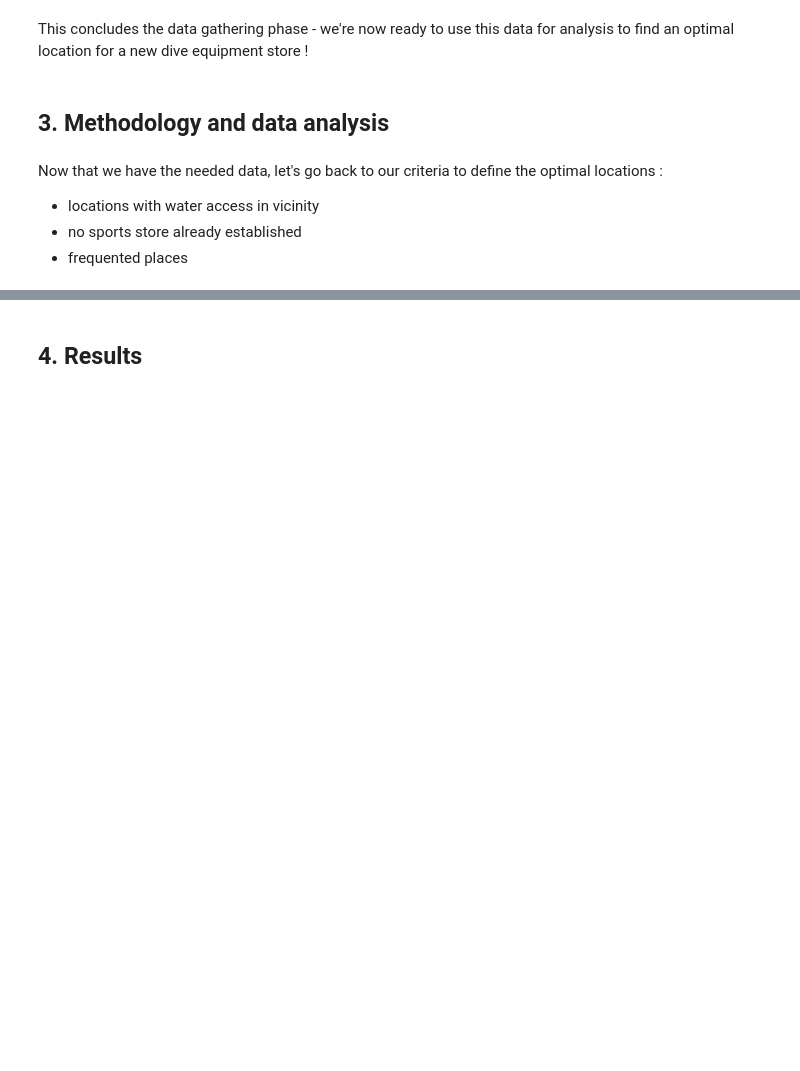
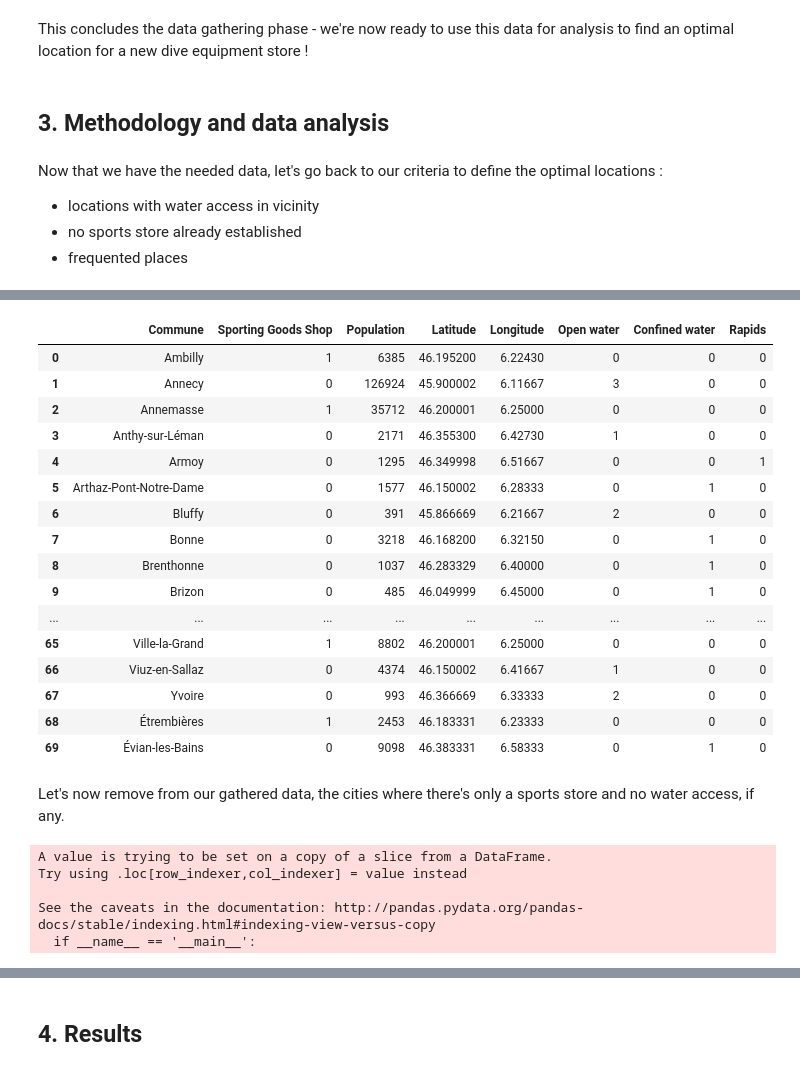
Before and after one commit to SandrineMetral/Coursera_Capstone, a Jupyter notebook: The Battle of Neighborhoods.ipynb, the cells around one changed output, grey strips where cells are left out. Cells and saved outputs as stored; diff of their text form; code cells hidden in the pictures; blank space fills up the shorter version.

```diff
--- a/The Battle of Neighborhoods.ipynb
+++ b/The Battle of Neighborhoods.ipynb
@@ -665,0 +411,28 @@ df_norm.loc[df_norm['Cluster Labels']==4,df_norm.columns[[1]+list(range(2,df_nor
+# %%
+df_analyse = df
+df_analyse['Open water']=df_analyse['Beach']+df_analyse['Lake']+df_analyse['Bay']+df_analyse['Dive Spot']+df_analyse['Harbor / Marina']
+df_analyse['Confined water']=df_analyse['Pool']+df_analyse['Spa']+df_analyse['Hot Spring']+df_analyse['Water Park']+df_analyse['Reservoir']
+df_analyse['Rapids']=df_analyse['Rafting']+df_analyse['Waterfall']+df_analyse['River']
+df_analyse['Sporting Goods Shop']=df_analyse['Sporting Goods Shop']+df_analyse['Outdoor Supply Store']
+df_analyse = df_analyse.drop(['Beach','Lake','Bay','Dive Spot','Harbor / Marina','Pool','Spa','Hot Spring','Water Park','Rafting','Waterfall','River','Reservoir','Outdoor Supply Store'],axis=1)
+df_analyse
+# %% [output]
+|  | Commune | Sporting Goods Shop | Population | Latitude | Longitude | Open water | Confined water | Rapids |
+| 0 | Ambilly | 1 | 6385 | 46.195200 | 6.22430 | 0 | 0 | 0 |
+| 1 | Annecy | 0 | 126924 | 45.900002 | 6.11667 | 3 | 0 | 0 |
+| 2 | Annemasse | 1 | 35712 | 46.200001 | 6.25000 | 0 | 0 | 0 |
+| 3 | Anthy-sur-Léman | 0 | 2171 | 46.355300 | 6.42730 | 1 | 0 | 0 |
+| 4 | Armoy | 0 | 1295 | 46.349998 | 6.51667 | 0 | 0 | 1 |
+| 5 | Arthaz-Pont-Notre-Dame | 0 | 1577 | 46.150002 | 6.28333 | 0 | 1 | 0 |
+| 6 | Bluffy | 0 | 391 | 45.866669 | 6.21667 | 2 | 0 | 0 |
+| 7 | Bonne | 0 | 3218 | 46.168200 | 6.32150 | 0 | 1 | 0 |
+| 8 | Brenthonne | 0 | 1037 | 46.283329 | 6.40000 | 0 | 1 | 0 |
+| 9 | Brizon | 0 | 485 | 46.049999 | 6.45000 | 0 | 1 | 0 |
+| ... | ... | ... | ... | ... | ... | ... | ... | ... |
+| 65 | Ville-la-Grand | 1 | 8802 | 46.200001 | 6.25000 | 0 | 0 | 0 |
+| 66 | Viuz-en-Sallaz | 0 | 4374 | 46.150002 | 6.41667 | 1 | 0 | 0 |
+| 67 | Yvoire | 0 | 993 | 46.366669 | 6.33333 | 2 | 0 | 0 |
+| 68 | Étrembières | 1 | 2453 | 46.183331 | 6.23333 | 0 | 0 | 0 |
+| 69 | Évian-les-Bains | 0 | 9098 | 46.383331 | 6.58333 | 0 | 1 | 0 |
+# %% [markdown]
+Let's now remove from our gathered data, the cities where there's only a sports store and no water access, if any.
@@ -665,0 +441,9 @@ df_norm.loc[df_norm['Cluster Labels']==4,df_norm.columns[[1]+list(range(2,df_nor
+# %%
+df_shop['Water access']=df_shop['Open water']+df_shop['Confined water']+df_shop['Rapids']
+df_shop_no_water_access = df_shop[df_shop['Water access']==0]
+# %% [output]
+A value is trying to be set on a copy of a slice from a DataFrame.
+Try using .loc[row_indexer,col_indexer] = value instead
+
+See the caveats in the documentation: http://pandas.pydata.org/pandas-docs/stable/indexing.html#indexing-view-versus-copy
+  if __name__ == '__main__':
```
Also changed, not shown: parts of 72 cells of this notebook.
